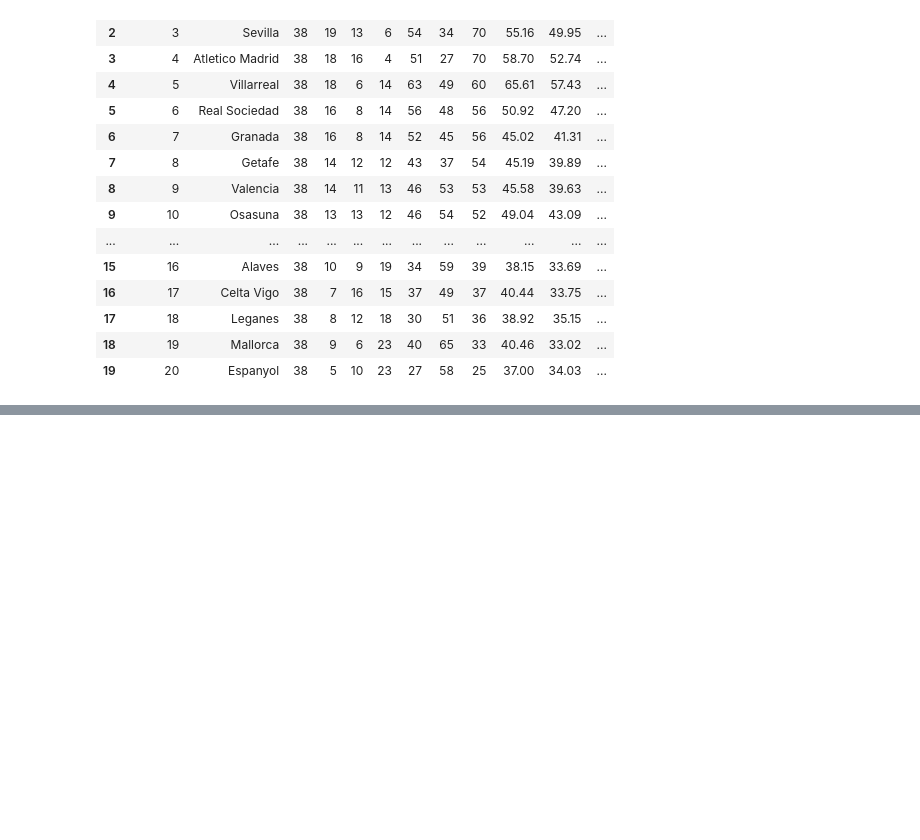
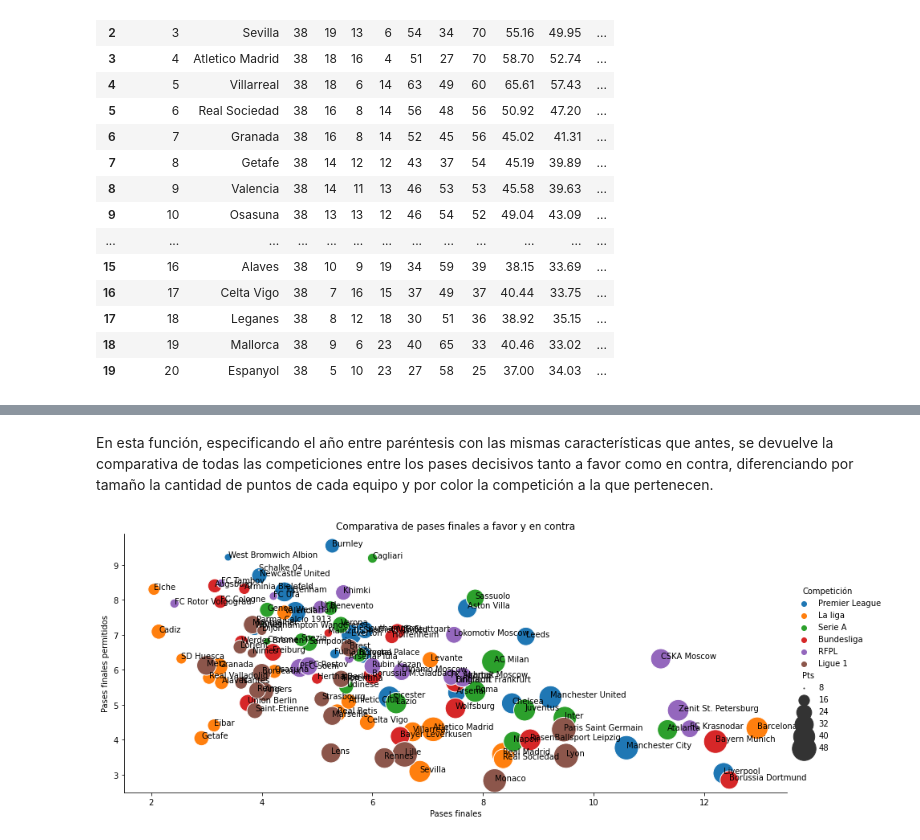
Before and after one commit to victorballesteros8/understat-futbol, a Jupyter notebook: Understat.ipynb, the cells around one changed output, grey strips where cells are left out. Saved outputs shown, nothing was run; the diff lists cells and outputs as text; code cells hidden in the pictures; blank space fills up the shorter version.

```diff
--- a/Understat.ipynb
+++ b/Understat.ipynb
@@ -219,0 +389,27 @@ datos_completos
+# %% [markdown]
+En esta función, especificando el año entre paréntesis con las mismas características que antes, se devuelve la comparativa de todas las competiciones entre los pases decisivos tanto a favor como en contra, diferenciando por tamaño la cantidad de puntos de cada equipo y por color la competición a la que pertenecen.
+# %%
+def competiciones_pases(año):
+    Premier = clasificacion("Premier League", año)
+    Premier["Competición"]="Premier League"
+    Liga = clasificacion("La liga", año)
+    Liga["Competición"]="La liga"
+    SerieA = clasificacion("Serie A", año)
+    SerieA["Competición"]="Serie A"
+    Bundesliga = clasificacion("Bundesliga", año)
+    Bundesliga["Competición"]="Bundesliga"
+    RFPL = clasificacion("RFPL", año)
+    RFPL["Competición"]="RFPL"
+    Ligue1 = clasificacion("Ligue 1", año)
+    Ligue1["Competición"]="Ligue 1"
+    Todas = pd.concat([Premier, Liga, SerieA, Bundesliga, RFPL, Ligue1])
+
+    ax = sns.relplot(x=Todas["Pases finales"], y=Todas["Pases finales permitidos"], size=Todas.Pts, sizes=(1, 1000), data=Todas, hue=Todas.Competición, aspect = 24/10)
+    plt.title('Comparativa de pases finales a favor y en contra')
+    label_point(Todas["Pases finales"], Todas["Pases finales permitidos"], Todas.Equipo, plt.gca())
+
+    return plt.show()
+
+competiciones_pases("2020")
+# %% [output]
+[figure, added]
```
Also changed, not shown: parts of 25 cells of this notebook.
